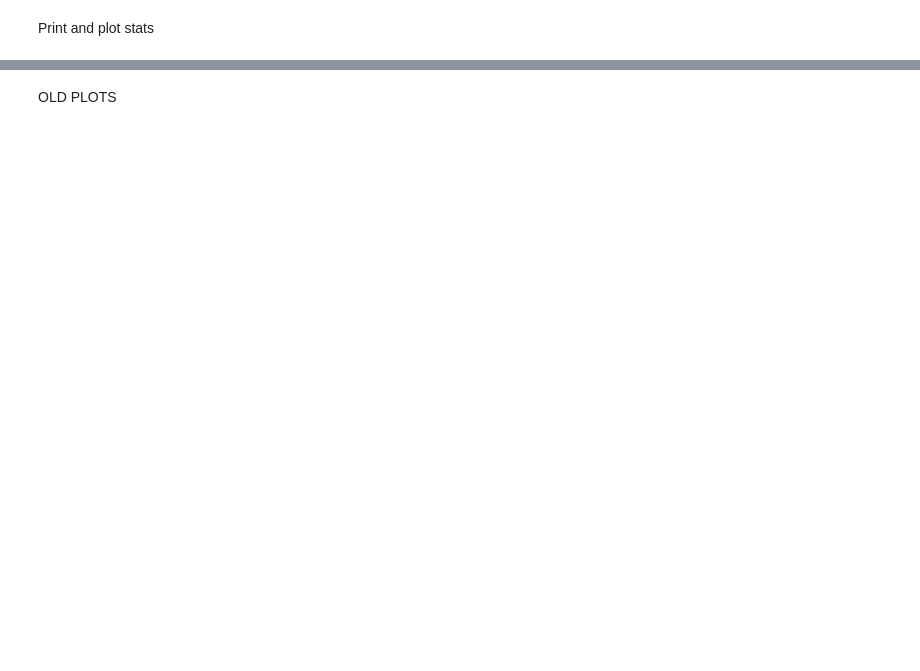
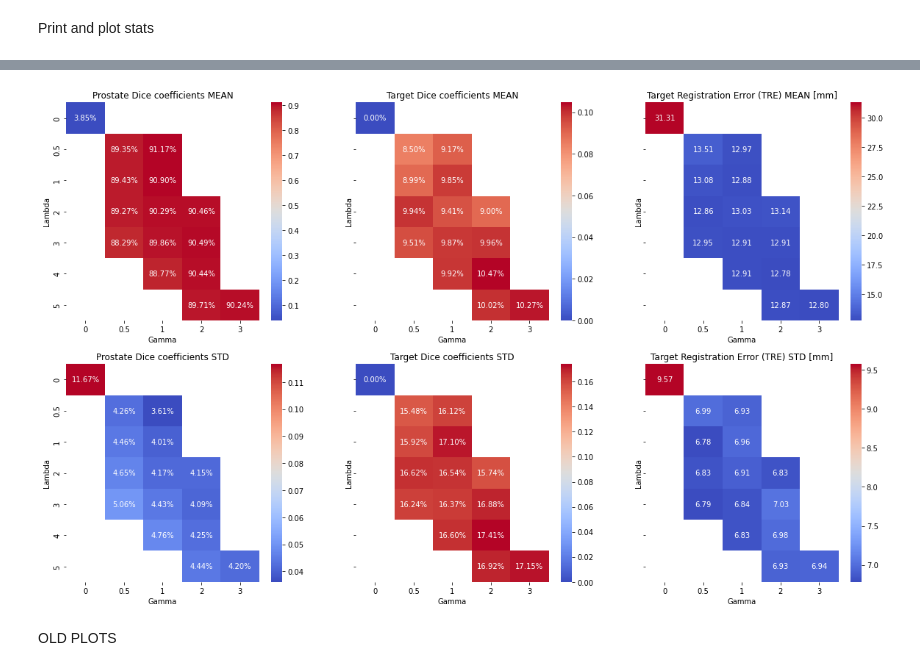
Before and after one commit to ilVecc/ProstMorph, a Jupyter notebook: notebooks/prostmorph_test.ipynb, the cells around one changed output, grey strips where cells are left out. Cells and saved outputs as stored; diff of their text form; code cells hidden in the pictures; blank space fills up the shorter version.

```diff
--- a/notebooks/prostmorph_test.ipynb
+++ b/notebooks/prostmorph_test.ipynb
@@ -217,2 +273,27 @@ plt.show()
+# %%
+_, ax = plt.subplots(2, 3, figsize=(20, 12), sharey='all')
+
+sns.heatmap(prostate_dice_mean, annot=True, fmt='.2%', xticklabels=g_labels, yticklabels=l_labels, cmap="coolwarm", ax=ax[0, 0])
+ax[0, 0].set_title("Prostate Dice coefficients MEAN"), ax[0, 0].set_xlabel("Gamma"), ax[0, 0].set_ylabel("Lambda")
+
+sns.heatmap(prostate_dice_std, annot=True, fmt='.2%', xticklabels=g_labels, yticklabels=l_labels, cmap="coolwarm", ax=ax[1, 0])
+ax[1, 0].set_title("Prostate Dice coefficients STD"), ax[1, 0].set_xlabel("Gamma"), ax[1, 0].set_ylabel("Lambda")
+
+sns.heatmap(valid_dice_mean, annot=True, fmt='.2%', xticklabels=g_labels, yticklabels=l_labels, cmap="coolwarm", ax=ax[0, 1])
+ax[0, 1].set_title("Target Dice coefficients MEAN"), ax[0, 1].set_xlabel("Gamma"), ax[0, 1].set_ylabel("Lambda")
+
+sns.heatmap(valid_dice_std, annot=True, fmt='.2%', xticklabels=g_labels, yticklabels=l_labels, cmap="coolwarm", ax=ax[1, 1])
+ax[1, 1].set_title("Target Dice coefficients STD"), ax[1, 1].set_xlabel("Gamma"), ax[1, 1].set_ylabel("Lambda")
+
+sns.heatmap(valid_error_mean, annot=True, fmt='.2f', xticklabels=g_labels, yticklabels=l_labels, cmap="coolwarm", ax=ax[0, 2])
+ax[0, 2].set_title("Target Registration Error (TRE) MEAN [mm]"), ax[0, 2].set_xlabel("Gamma"), ax[0, 2].set_ylabel("Lambda")
+
+sns.heatmap(valid_error_std, annot=True, fmt='.2f', xticklabels=g_labels, yticklabels=l_labels, cmap="coolwarm", ax=ax[1, 2])
+ax[1, 2].set_title("Target Registration Error (TRE) STD [mm]"), ax[1, 2].set_xlabel("Gamma"), ax[1, 2].set_ylabel("Lambda")
+
+plt.subplots_adjust(wspace=0.2, hspace=0.2)
+plt.show()
+# %% [output]
+[figure, added]
 # %% [markdown]
 OLD PLOTS
```
Also changed, not shown: parts of 32 cells of this notebook, 3 other files.
